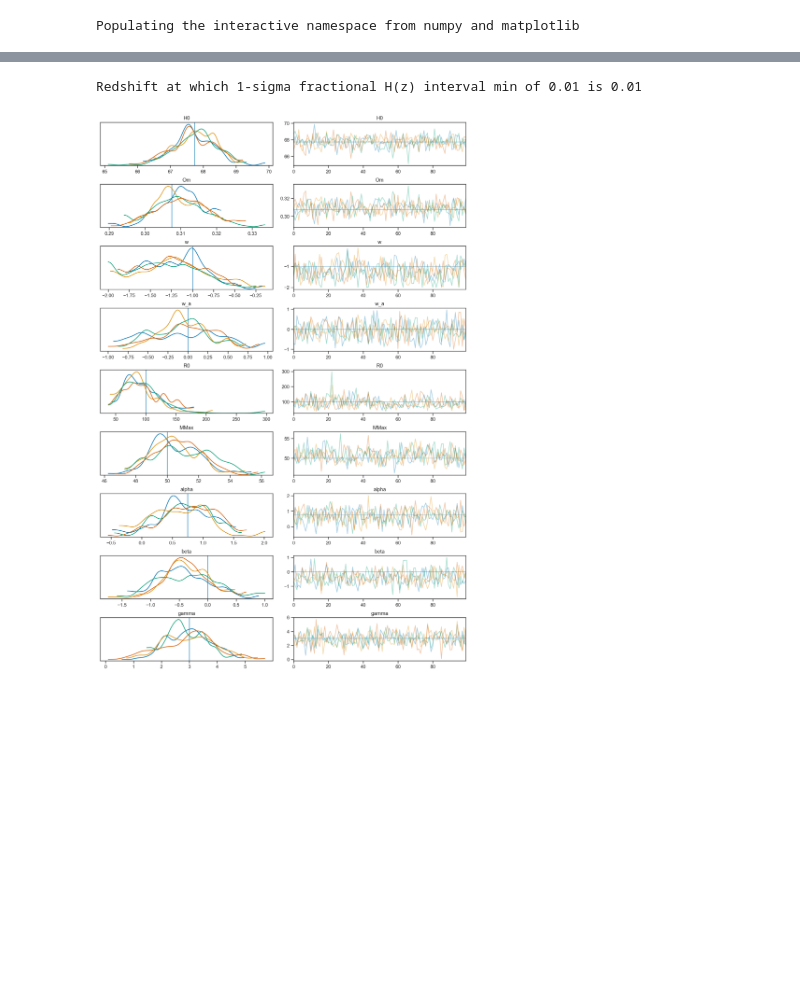
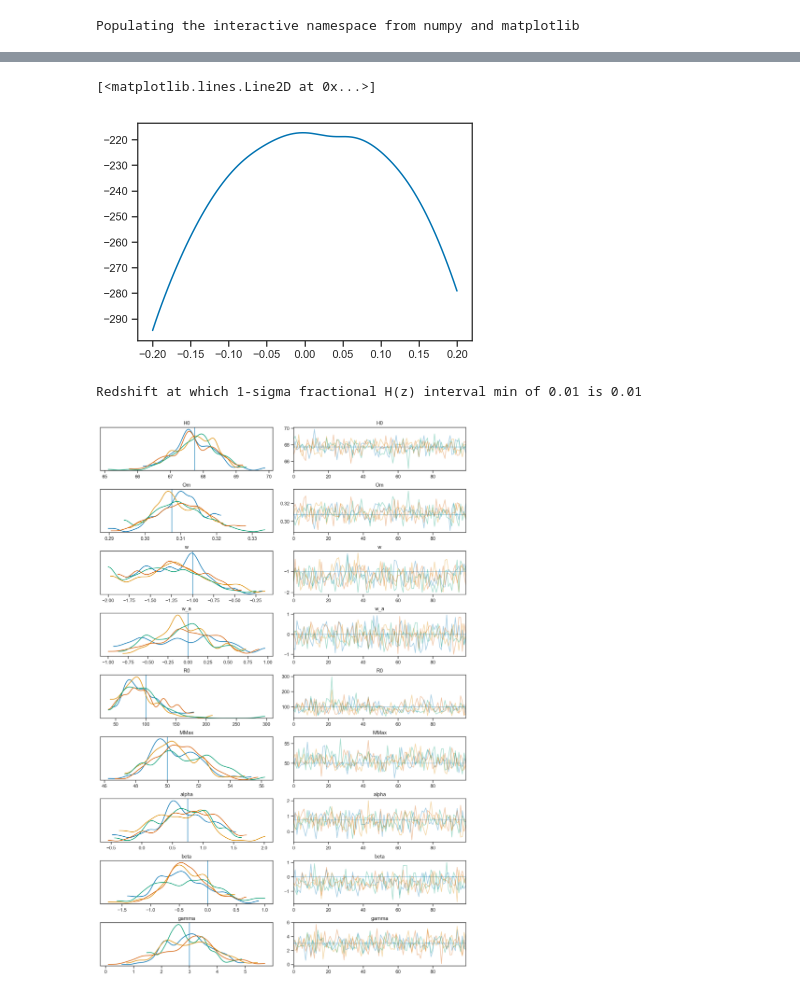
Before and after one commit to farr/PISNLineCosmography, a Jupyter notebook: Analysis.ipynb, the cells around one changed output, grey strips where cells are left out. Cells and saved outputs as stored; diff of their text form; code cells hidden in the pictures; blank space fills up the shorter version.

```diff
--- a/Analysis.ipynb
+++ b/Analysis.ipynb
@@ -22,3 +85,40 @@ sns.set_palette('colorblind')
+# %%
+H0 = Planck15.H0.to(u.km/u.s/u.Mpc).value
+h0 = H0/100.0
+
+p0 = {
+    'H0': H0,
+    'Omh2': Planck15.Om0*h0**2,
+    'w_p': -1,
+    'w_a': 0,
+
+    'MMin': 5,
+    'MMax': 50,
+    'alpha': 0.75,
+    'beta': 0.0,
+    'gamma': 3,
+
+    'm1s': m1true[:nobs],
+    'm2_fracs': (m2true[:nobs]-5)/(m1true[:nobs]-5),
+    'zs': ztrue[:nobs]
+}
+# %%
+i = 15
+# %%
+def f(x):
+    p = p0.copy()
+    a = p['zs'].copy()
+    a[i] = x
+    p['zs'] = a
+    return fit.log_prob(fit.unconstrain_pars(p), adjust_transform=False)
+# %%
+xs = linspace(-0.2, 0.2, 200)
+ys = array([f(ztrue[i] + x) for x in xs])
+# %%
+plot(xs, ys)
+# %% [output]
+[<matplotlib.lines.Line2D at 0x...>]
+[figure, added]
 # %%
 c_small_cosmo = plots.post_process('population_small_cosmo.h5')
 # %% [output]
```
Also changed, not shown: parts of 4 cells of this notebook.
